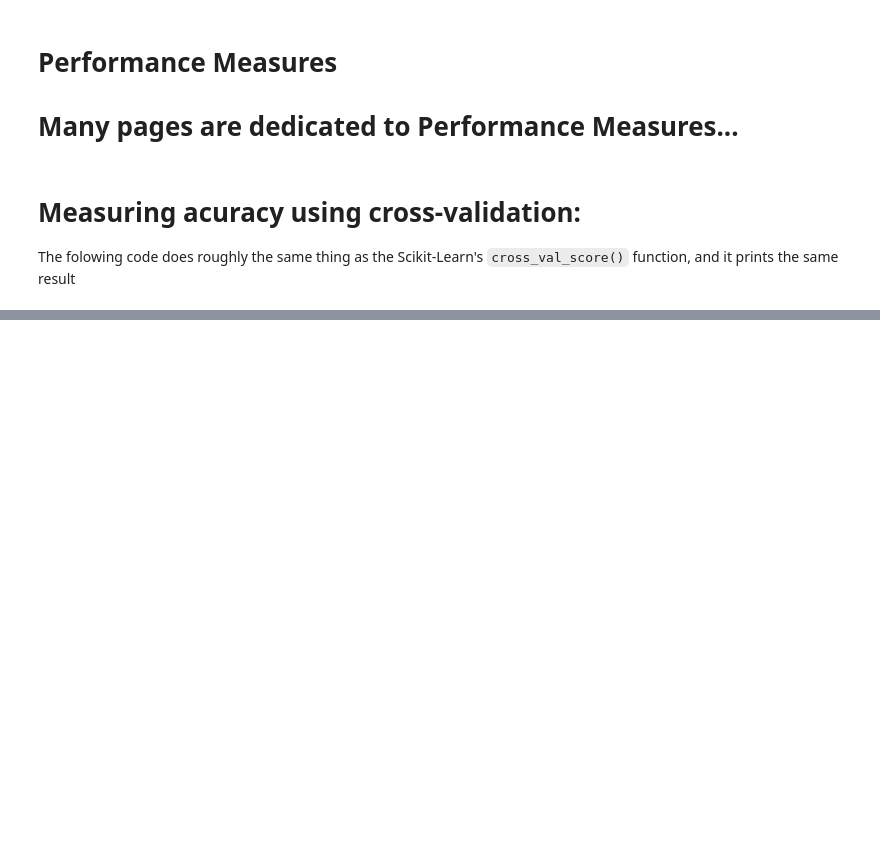
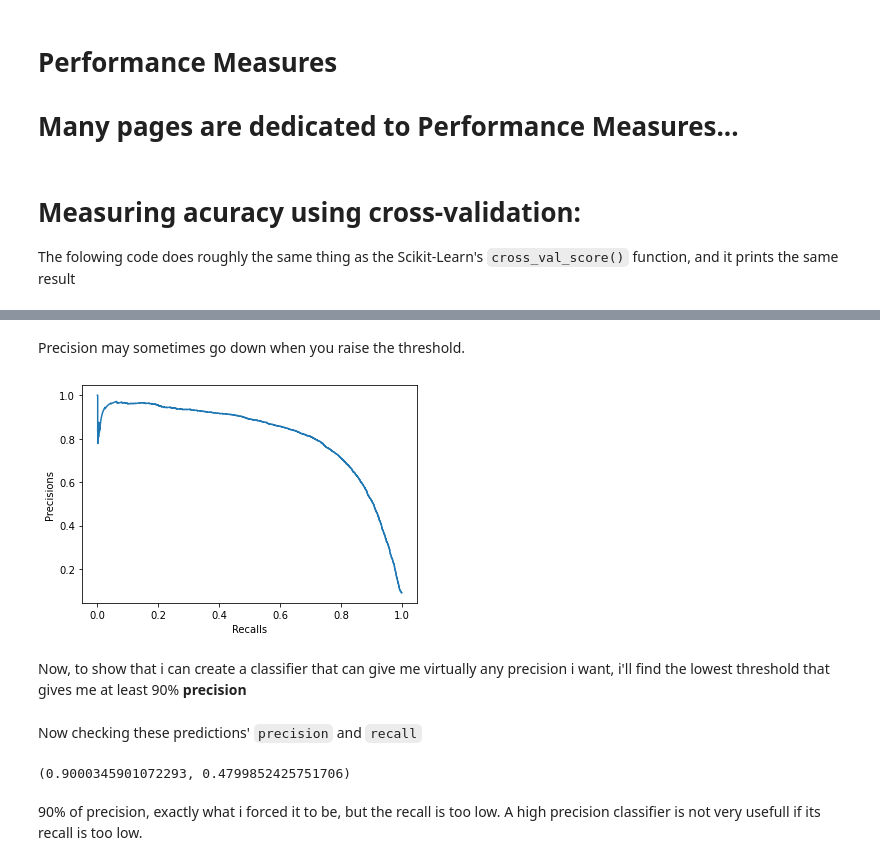
Before and after one commit to victorvianaom/Hands-on-ML-Chapter-03, a Jupyter notebook: Hands-on Machine Learning - Chapter #3.ipynb, the cells around one changed output, grey strips where cells are left out. Drawn from its saved outputs; the diff is of its cells as text; code cells hidden in the pictures; blank space fills up the shorter version.

```diff
--- a/Hands-on Machine Learning - Chapter #3.ipynb
+++ b/Hands-on Machine Learning - Chapter #3.ipynb
@@ -81,0 +221,11 @@ ModuleNotFoundError: No module named 'sklearn.bse'
+# %% [markdown]
+Precision may sometimes go down when you raise the threshold.
+# %%
+plt.plot(recalls, precisions)
+plt.xlabel('Recalls')
+plt.ylabel('Precisions')
+plt.show()
+# %% [output]
+[figure, added]
+# %% [markdown]
+Now, to show that i can create a classifier that can give me virtually any precision i want, i'll find the lowest threshold that gives me at least 90% **precision**
@@ -81,0 +237,10 @@ ModuleNotFoundError: No module named 'sklearn.bse'
+# %% [markdown]
+Now checking these predictions' `precision` and `recall`
+# %%
+prec_s = precision_score(y_train_5, y_train_pred_90)
+rec_s = recall_score(y_train_5, y_train_pred_90)
+prec_s, rec_s
+# %% [output]
+(0.9000345901072293, 0.4799852425751706)
+# %% [markdown]
+90% of precision, exactly what i forced it to be, but the recall is too low. A high precision classifier is not very usefull if its recall is too low.
```
Also changed, not shown: parts of 26 cells of this notebook.
